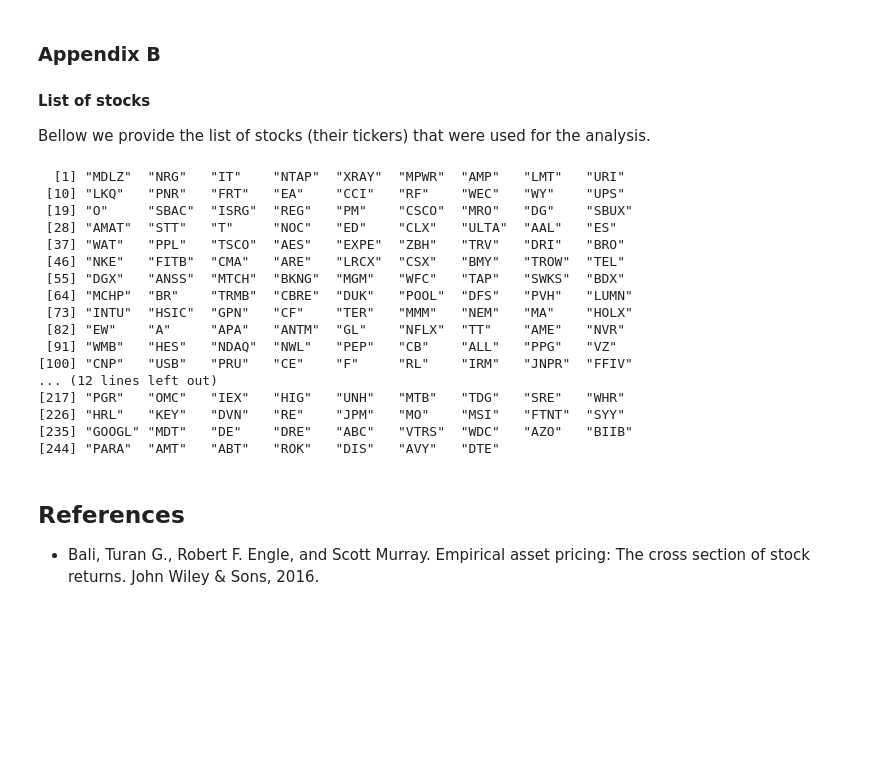
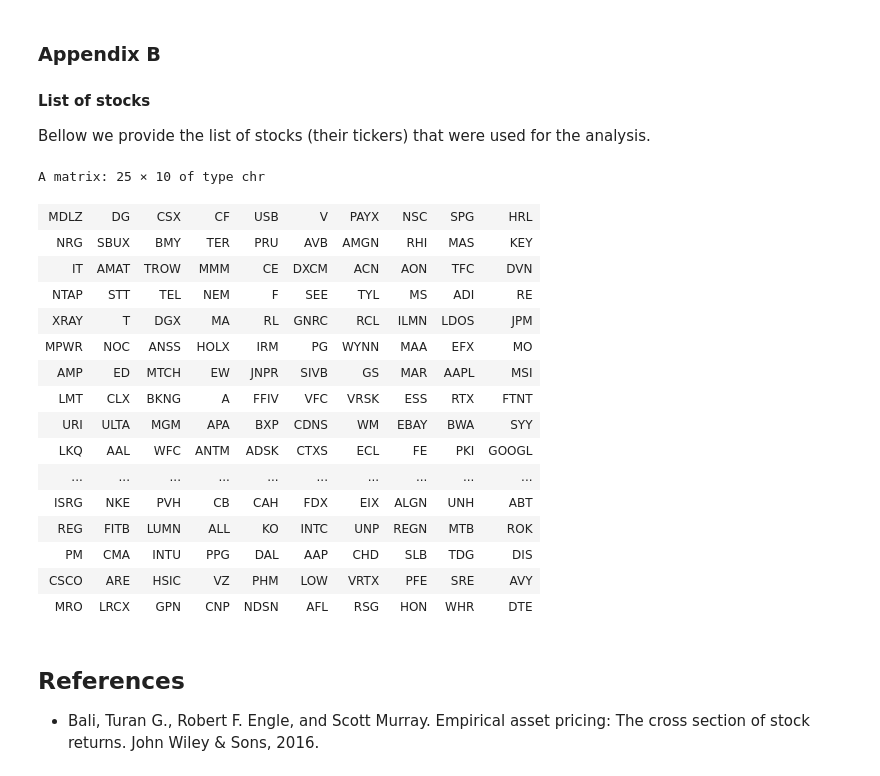
Before and after one commit to Matyas-Mattanelli/Asset-Pricing, a Jupyter notebook: HW2/HW_Dvoracek_Kubal_Mattanelli.ipynb, the cells around one changed output. Drawn from its saved outputs; the diff is of its cells as text; code cells hidden in the pictures; blank space fills up the shorter version.

Commit message:
Correct Size comments and improve visual for list of stocks

```diff
--- a/HW2/HW_Dvoracek_Kubal_Mattanelli.ipynb
+++ b/HW2/HW_Dvoracek_Kubal_Mattanelli.ipynb
@@ -848,27 +848,27 @@ Bellow we provide the list of stocks (their tickers) that were used for the anal
 # %%
 stock_names <- c(rep(NA, ncol(monthly_returns))) #empty vector to hold names
 for (i in 1:ncol(monthly_returns)) { #loop through the return columns
   stock_names[i] <- sub(pattern = ".MonthlyReturns", replacement = "", x = names(monthly_returns[,i])) #strip name of each column, remove second part
 }
-stock_names #print names
+matrix(stock_names, ncol = 10) #print names
 # %% [output]
-  [1] "MDLZ"  "NRG"   "IT"    "NTAP"  "XRAY"  "MPWR"  "AMP"   "LMT"   "URI"
- [10] "LKQ"   "PNR"   "FRT"   "EA"    "CCI"   "RF"    "WEC"   "WY"    "UPS"
- [19] "O"     "SBAC"  "ISRG"  "REG"   "PM"    "CSCO"  "MRO"   "DG"    "SBUX"
- [28] "AMAT"  "STT"   "T"     "NOC"   "ED"    "CLX"   "ULTA"  "AAL"   "ES"
- [37] "WAT"   "PPL"   "TSCO"  "AES"   "EXPE"  "ZBH"   "TRV"   "DRI"   "BRO"
- [46] "NKE"   "FITB"  "CMA"   "ARE"   "LRCX"  "CSX"   "BMY"   "TROW"  "TEL"
- [55] "DGX"   "ANSS"  "MTCH"  "BKNG"  "MGM"   "WFC"   "TAP"   "SWKS"  "BDX"
- [64] "MCHP"  "BR"    "TRMB"  "CBRE"  "DUK"   "POOL"  "DFS"   "PVH"   "LUMN"
- [73] "INTU"  "HSIC"  "GPN"   "CF"    "TER"   "MMM"   "NEM"   "MA"    "HOLX"
- [82] "EW"    "A"     "APA"   "ANTM"  "GL"    "NFLX"  "TT"    "AME"   "NVR"
- [91] "WMB"   "HES"   "NDAQ"  "NWL"   "PEP"   "CB"    "ALL"   "PPG"   "VZ"
-[100] "CNP"   "USB"   "PRU"   "CE"    "F"     "RL"    "IRM"   "JNPR"  "FFIV"
-... (12 lines left out)
-[217] "PGR"   "OMC"   "IEX"   "HIG"   "UNH"   "MTB"   "TDG"   "SRE"   "WHR"
-[226] "HRL"   "KEY"   "DVN"   "RE"    "JPM"   "MO"    "MSI"   "FTNT"  "SYY"
-[235] "GOOGL" "MDT"   "DE"    "DRE"   "ABC"   "VTRS"  "WDC"   "AZO"   "BIIB"
-[244] "PARA"  "AMT"   "ABT"   "ROK"   "DIS"   "AVY"   "DTE"
+A matrix: 25 × 10 of type chr
+| MDLZ | DG | CSX | CF | USB | V | PAYX | NSC | SPG | HRL |
+| NRG | SBUX | BMY | TER | PRU | AVB | AMGN | RHI | MAS | KEY |
+| IT | AMAT | TROW | MMM | CE | DXCM | ACN | AON | TFC | DVN |
+| NTAP | STT | TEL | NEM | F | SEE | TYL | MS | ADI | RE |
+| XRAY | T | DGX | MA | RL | GNRC | RCL | ILMN | LDOS | JPM |
+| MPWR | NOC | ANSS | HOLX | IRM | PG | WYNN | MAA | EFX | MO |
+| AMP | ED | MTCH | EW | JNPR | SIVB | GS | MAR | AAPL | MSI |
+| LMT | CLX | BKNG | A | FFIV | VFC | VRSK | ESS | RTX | FTNT |
+| URI | ULTA | MGM | APA | BXP | CDNS | WM | EBAY | BWA | SYY |
+| LKQ | AAL | WFC | ANTM | ADSK | CTXS | ECL | FE | PKI | GOOGL |
+| ... | ... | ... | ... | ... | ... | ... | ... | ... | ... |
+| ISRG | NKE | PVH | CB | CAH | FDX | EIX | ALGN | UNH | ABT |
+| REG | FITB | LUMN | ALL | KO | INTC | UNP | REGN | MTB | ROK |
+| PM | CMA | INTU | PPG | DAL | AAP | CHD | SLB | TDG | DIS |
+| CSCO | ARE | HSIC | VZ | PHM | LOW | VRTX | PFE | SRE | AVY |
+| MRO | LRCX | GPN | CNP | NDSN | AFL | RSG | HON | WHR | DTE |
 # %% [markdown]
 ## References
 
```
Also changed, not shown: parts of 2 cells of this notebook.
